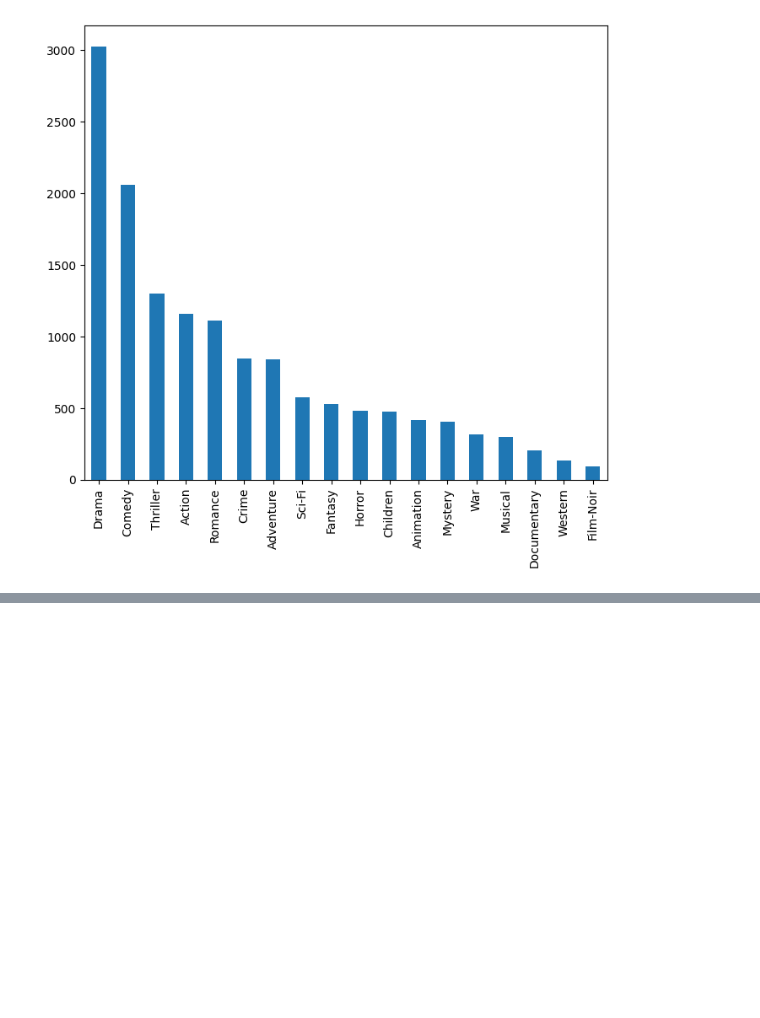
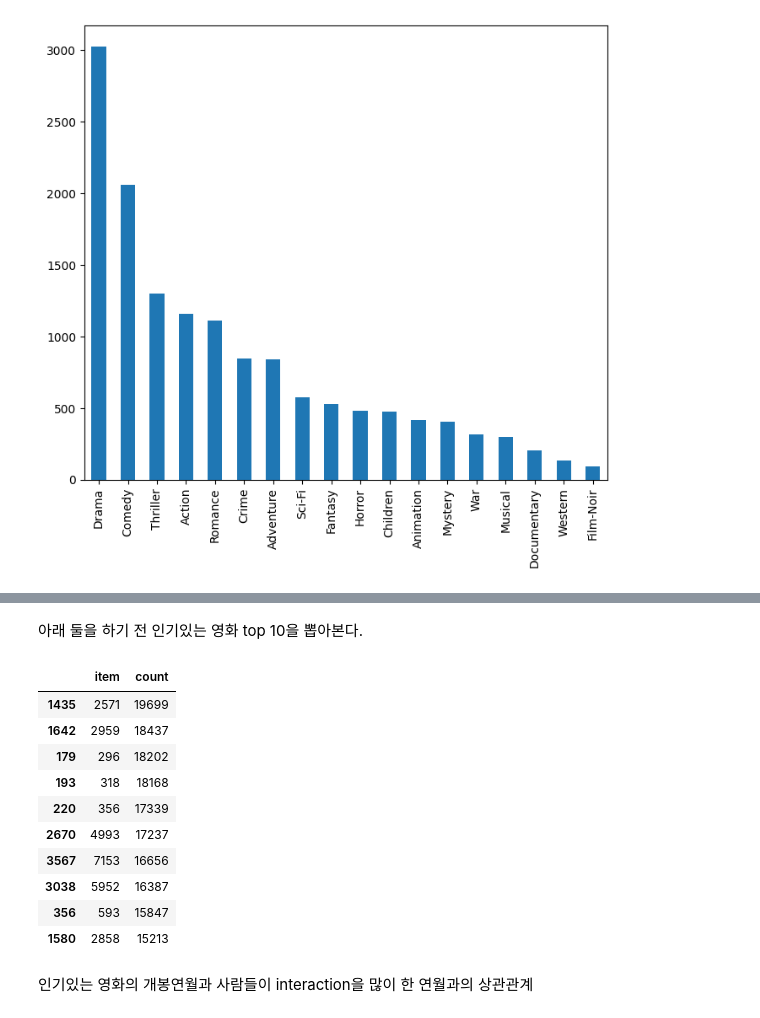
Before and after one commit to boostcampaitech4lv23recsys1/level2_movierecommendation_recsys-level2-recsys-05, a Jupyter notebook: eda/EDA_PYU.ipynb, the cells around one changed output, grey strips where cells are left out. Drawn from its saved outputs; the diff is of its cells as text; code cells hidden in the pictures; blank space fills up the shorter version.

```diff
--- a/eda/EDA_PYU.ipynb
+++ b/eda/EDA_PYU.ipynb
@@ -238,0 +281,2 @@ directorsgenre = director_genre_df.groupby(['director', 'genre'])
+# %% [markdown]
+아래 둘을 하기 전 인기있는 영화 top 10을 뽑아본다.
@@ -238,0 +287,14 @@ directorsgenre = director_genre_df.groupby(['director', 'genre'])
+# %%
+sorted_item_counts.head(10)
+# %% [output]
+|  | item | count |
+| 1435 | 2571 | 19699 |
+| 1642 | 2959 | 18437 |
+| 179 | 296 | 18202 |
+| 193 | 318 | 18168 |
+| 220 | 356 | 17339 |
+| 2670 | 4993 | 17237 |
+| 3567 | 7153 | 16656 |
+| 3038 | 5952 | 16387 |
+| 356 | 593 | 15847 |
+| 1580 | 2858 | 15213 |
@@ -238,0 +303,2 @@ directorsgenre = director_genre_df.groupby(['director', 'genre'])
+# %% [markdown]
+인기있는 영화의 개봉연월과 사람들이 interaction을 많이 한 연월과의 상관관계
```
Also changed, not shown: parts of 23 cells of this notebook.
